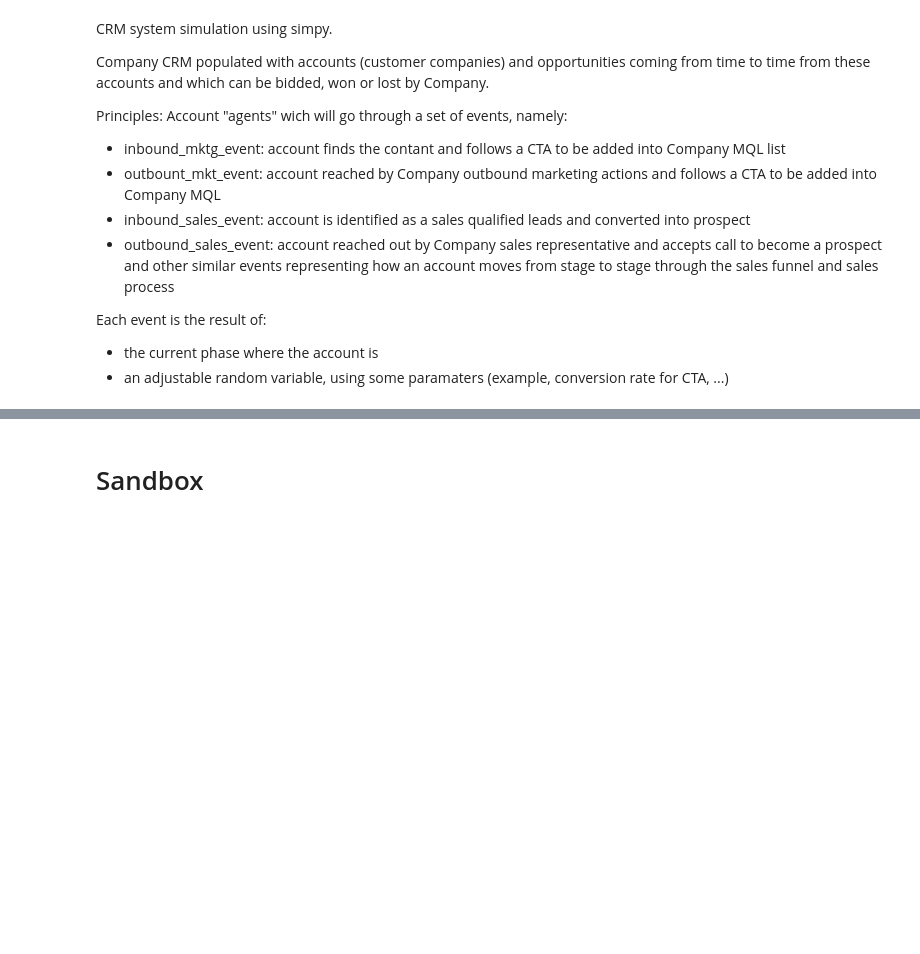
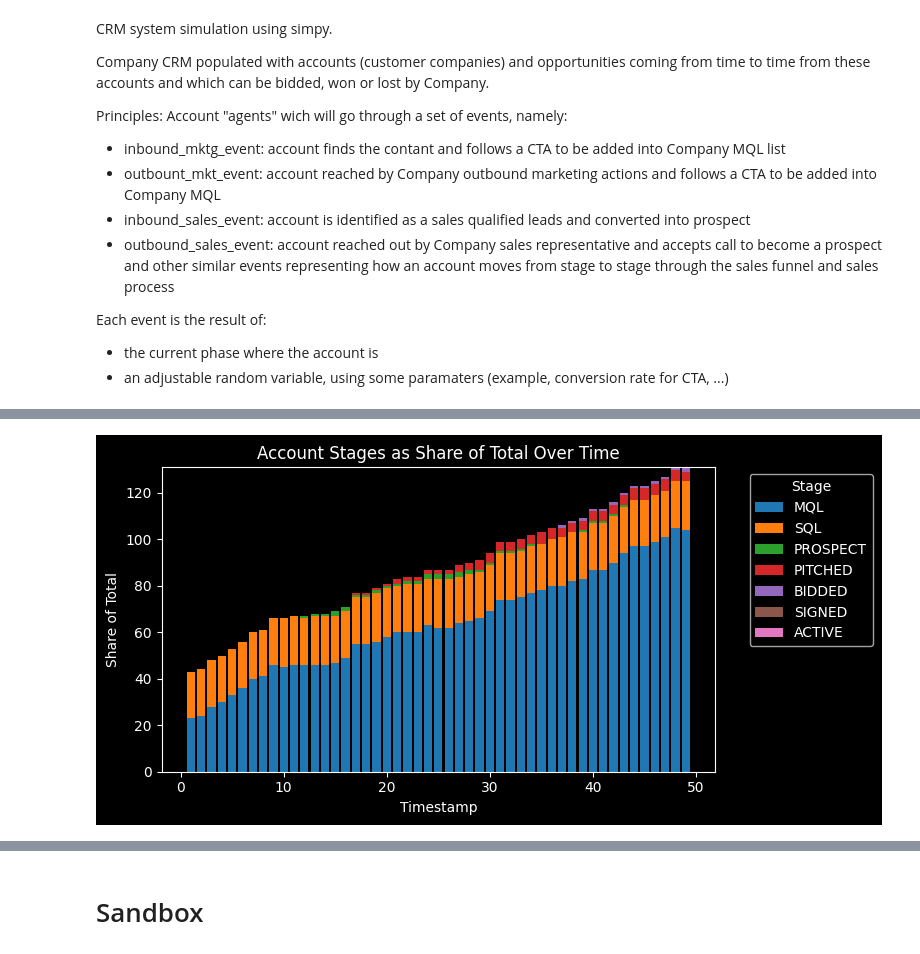
Before and after one commit to vtecftwy/crm-sim, a Jupyter notebook: nbs/wip_04_crm_simpy.ipynb, the cells around one changed output, grey strips where cells are left out. Saved outputs shown, nothing was run; the diff lists cells and outputs as text; code cells hidden in the pictures; blank space fills up the shorter version.

```diff
--- a/nbs/wip_04_crm_simpy.ipynb
+++ b/nbs/wip_04_crm_simpy.ipynb
@@ -86,0 +189,3 @@ accounts_created_before(env=env, t=18)
+# %%
+crm = CustomerRelationManagerSimulator(nb_salesreps=5, nb_mql_accounts=20, nb_sql_accounts=20)
+len(crm.env.sales_reps),len(crm.env.accounts)
@@ -86,0 +196,3 @@ accounts_created_before(env=env, t=18)
+# %%
+# crm.iterate()
+crm.run(until=50)
@@ -86,0 +238,4 @@ accounts_created_before(env=env, t=18)
+# %%
+crm.plot_account_stats(as_share=False)
+# %% [output]
+[figure, added]
```
Also changed, not shown: parts of 43 cells of this notebook, 13 other files.
